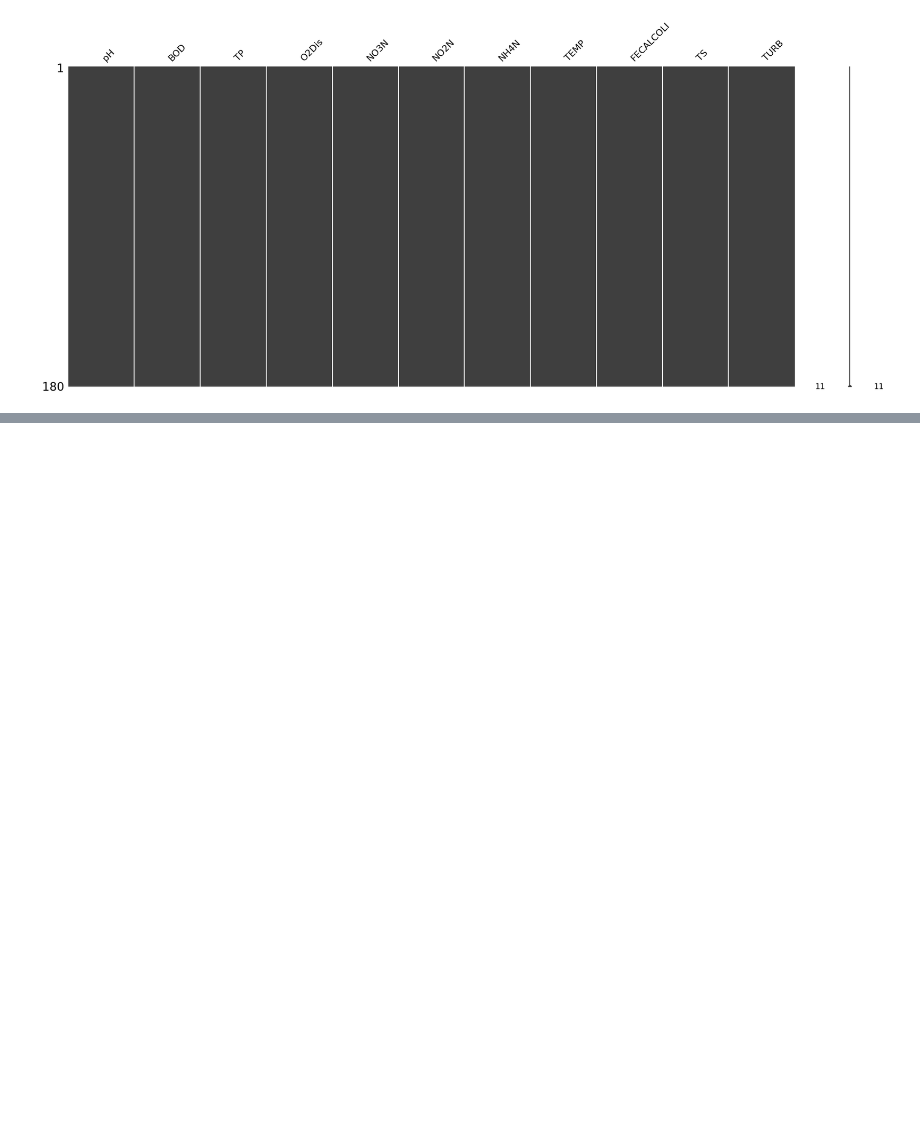
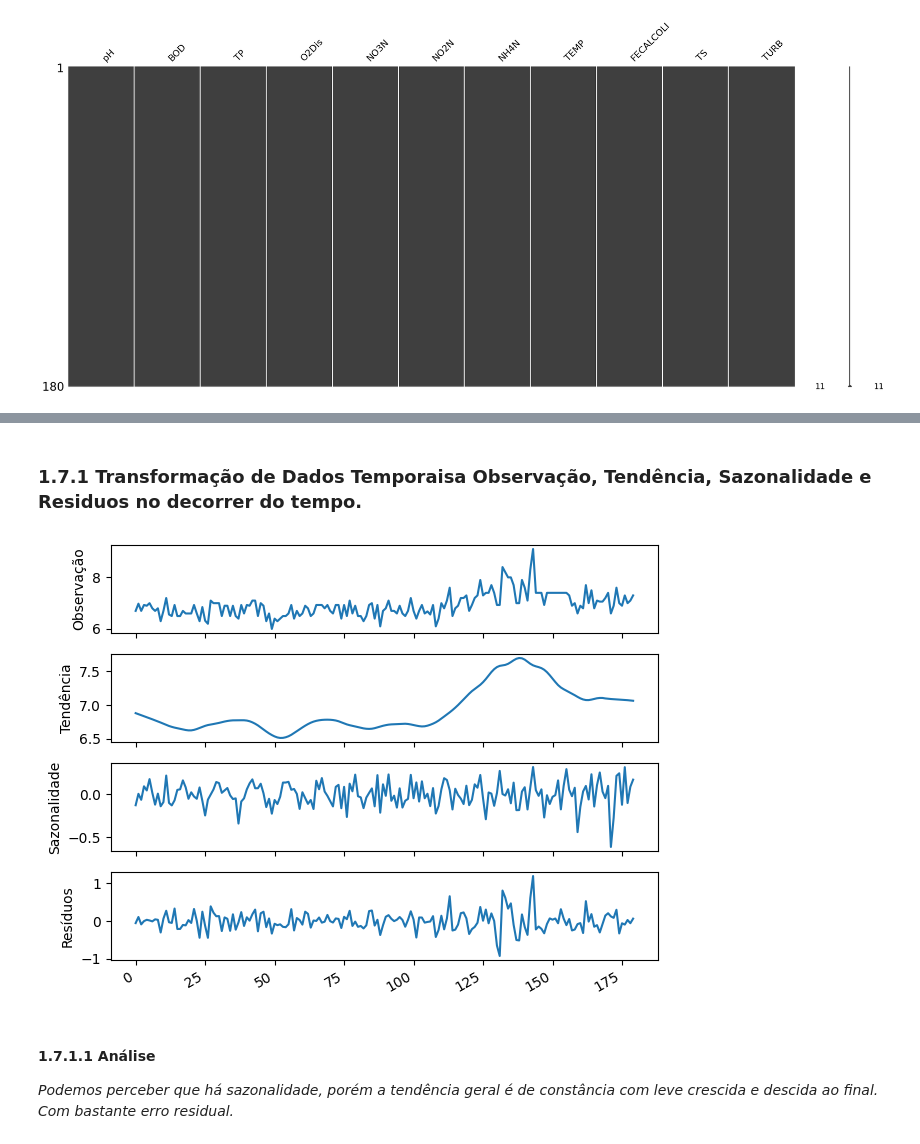
Before and after one commit to laurosampaio/MESC_IA_2023_Data_Science_Seminario_WQI, a Jupyter notebook: MESC_IA_2023_2_DS_SeminárioV2.ipynb, the cells around one changed output, grey strips where cells are left out. Cells and saved outputs as stored; diff of their text form; code cells hidden in the pictures; blank space fills up the shorter version.

```diff
--- a/MESC_IA_2023_2_DS_SeminárioV2.ipynb
+++ b/MESC_IA_2023_2_DS_SeminárioV2.ipynb
@@ -305,6 +251,9 @@ filtered_data[cols_to_impute] = imputer.fit_transform(filtered_data[cols_to_impu
 msno.matrix(filtered_data[cols_to_impute])
 
 filtered_data.info()
+
+caminho_arquivo_kNN = '/content/drive/MyDrive/data/data_WQI_kNN_Applied.csv'
+filtered_data.to_csv(caminho_arquivo_kNN, index=False)
 # %% [output]
 A value is trying to be set on a copy of a slice from a DataFrame.
 Try using .loc[row_indexer,col_indexer] = value instead
@@ -398,0 +288,3 @@ KeyError: ignored
+# %%
+dff = pd.read_csv(caminho_arquivo_kNN)
+dff.head()
@@ -398,0 +298,28 @@ KeyError: ignored
+# %% [markdown]
+### 1.7.1 Transformação de Dados Temporaisa Observação, Tendência, Sazonalidade e Residuos no decorrer do tempo.
+# %%
+advanced_decomposition = STL(dff.pH, period=12).fit() # period=12 indica sazonalidade anual
+
+fig, (ax1, ax2, ax3, ax4) = plt.subplots(nrows=4, ncols=1, sharex=True)
+
+ax1.plot(advanced_decomposition.observed)
+ax1.set_ylabel('Observação')
+
+ax2.plot(advanced_decomposition.trend)
+ax2.set_ylabel('Tendência')
+
+ax3.plot(advanced_decomposition.seasonal)
+ax3.set_ylabel('Sazonalidade')
+
+ax4.plot(advanced_decomposition.resid)
+ax4.set_ylabel('Resíduos')
+
+#plt.xticks(np.arange(0, dff.shape[0], dff.shape[0]/11))
+
+fig.autofmt_xdate()
+plt.tight_layout()
+# %% [output]
+[figure, added]
+# %% [markdown]
+#### 1.7.1.1  Análise
+*Podemos perceber que há sazonalidade, porém a tendência geral é de constância com leve crescida e descida ao final. Com bastante erro residual.*
```
Also changed, not shown: parts of 42 cells of this notebook.
